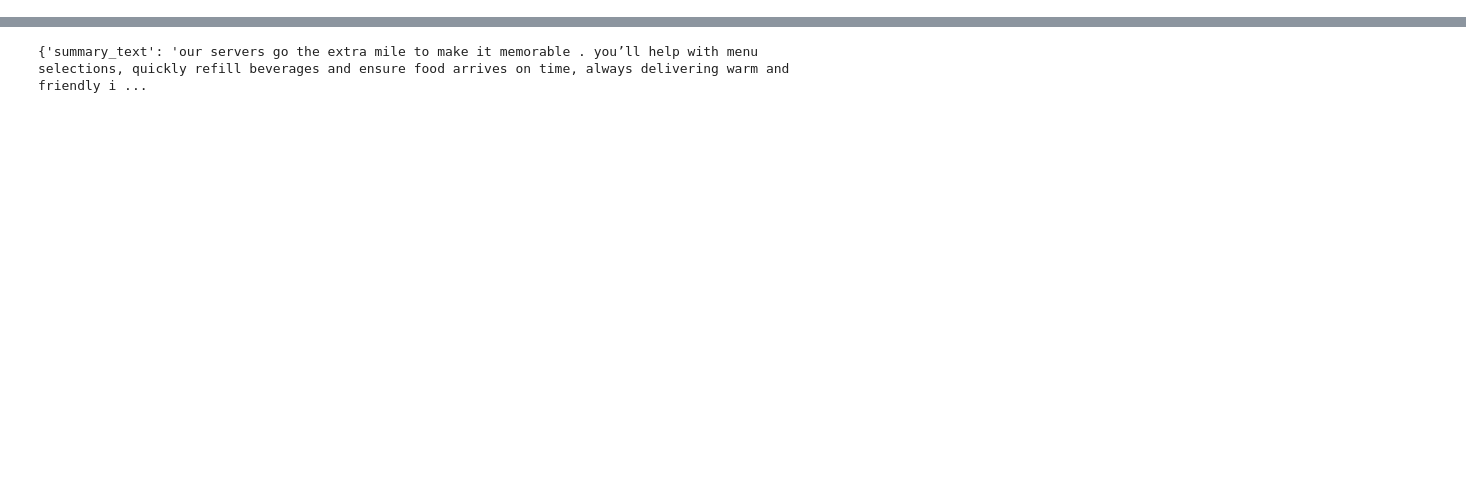
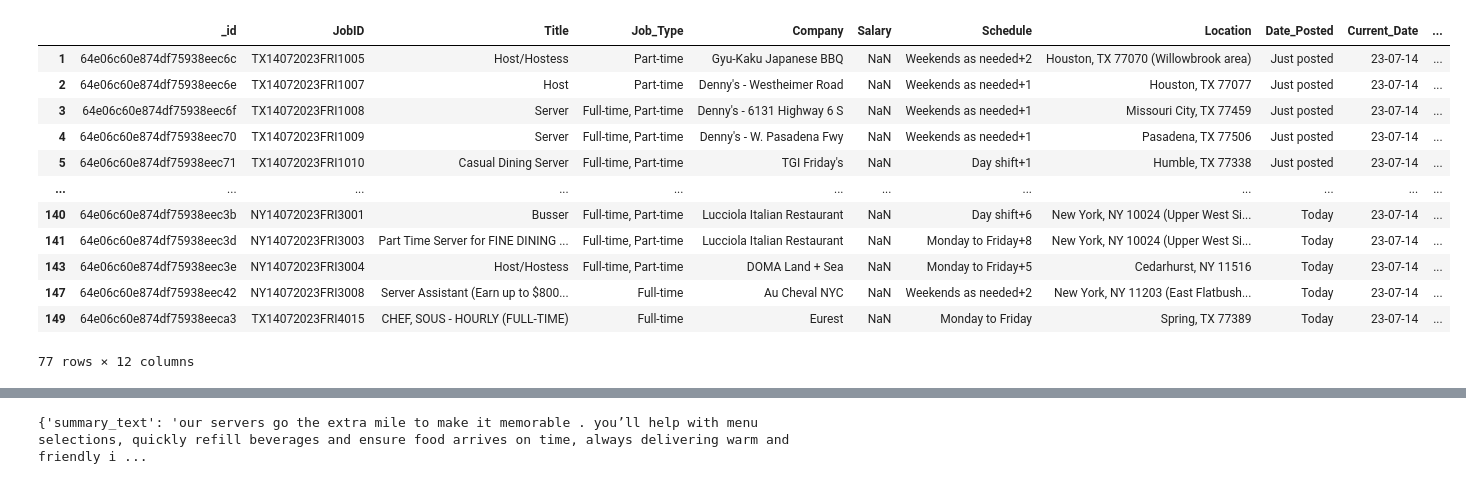
Before and after one commit to rittique/Indeed_New_York_Data_Scrapping, a Jupyter notebook: Facebook_Post_Automation_Graph_API.ipynb, the cells around one changed output, grey strips where cells are left out. Drawn from its saved outputs; the diff is of its cells as text; code cells hidden in the pictures; blank space fills up the shorter version.

```diff
--- a/Facebook_Post_Automation_Graph_API.ipynb
+++ b/Facebook_Post_Automation_Graph_API.ipynb
@@ -27,0 +50,17 @@ df
+# %%
+df = df[df.Schedule.notnull()]
+df
+# %% [output]
+|  | _id | JobID | Title | Job_Type | Company | Salary | Schedule | Location | Date_Posted | Current_Date | ... |
+| 1 | 64e06c60e874df75938eec6c | TX14072023FRI1005 | Host/Hostess | Part-time | Gyu-Kaku Japanese BBQ | NaN | Weekends as needed+2 | Houston, TX 77070 (Willowbrook area) | Just posted | 23-07-14 | ... |
+| 2 | 64e06c60e874df75938eec6e | TX14072023FRI1007 | Host | Part-time | Denny's - Westheimer Road | NaN | Weekends as needed+1 | Houston, TX 77077 | Just posted | 23-07-14 | ... |
+| 3 | 64e06c60e874df75938eec6f | TX14072023FRI1008 | Server | Full-time, Part-time | Denny's - 6131 Highway 6 S | NaN | Weekends as needed+1 | Missouri City, TX 77459 | Just posted | 23-07-14 | ... |
+| 4 | 64e06c60e874df75938eec70 | TX14072023FRI1009 | Server | Full-time, Part-time | Denny's - W. Pasadena Fwy | NaN | Weekends as needed+1 | Pasadena, TX 77506 | Just posted | 23-07-14 | ... |
+| 5 | 64e06c60e874df75938eec71 | TX14072023FRI1010 | Casual Dining Server | Full-time, Part-time | TGI Friday's | NaN | Day shift+1 | Humble, TX 77338 | Just posted | 23-07-14 | ... |
+| ... | ... | ... | ... | ... | ... | ... | ... | ... | ... | ... | ... |
+| 140 | 64e06c60e874df75938eec3b | NY14072023FRI3001 | Busser | Full-time, Part-time | Lucciola Italian Restaurant | NaN | Day shift+6 | New York, NY 10024 (Upper West Si... | Today | 23-07-14 | ... |
+| 141 | 64e06c60e874df75938eec3d | NY14072023FRI3003 | Part Time Server for FINE DINING ... | Full-time, Part-time | Lucciola Italian Restaurant | NaN | Monday to Friday+8 | New York, NY 10024 (Upper West Si... | Today | 23-07-14 | ... |
+| 143 | 64e06c60e874df75938eec3e | NY14072023FRI3004 | Host/Hostess | Full-time, Part-time | DOMA Land + Sea | NaN | Monday to Friday+5 | Cedarhurst, NY 11516 | Today | 23-07-14 | ... |
+| 147 | 64e06c60e874df75938eec42 | NY14072023FRI3008 | Server Assistant (Earn up to $800... | Full-time | Au Cheval NYC | NaN | Weekends as needed+2 | New York, NY 11203 (East Flatbush... | Today | 23-07-14 | ... |
+| 149 | 64e06c60e874df75938eeca3 | TX14072023FRI4015 | CHEF, SOUS - HOURLY (FULL-TIME) | Full-time | Eurest | NaN | Monday to Friday | Spring, TX 77389 | Today | 23-07-14 | ... |
+77 rows × 12 columns
```
Also changed, not shown: parts of 10 cells of this notebook, 1 other file.
